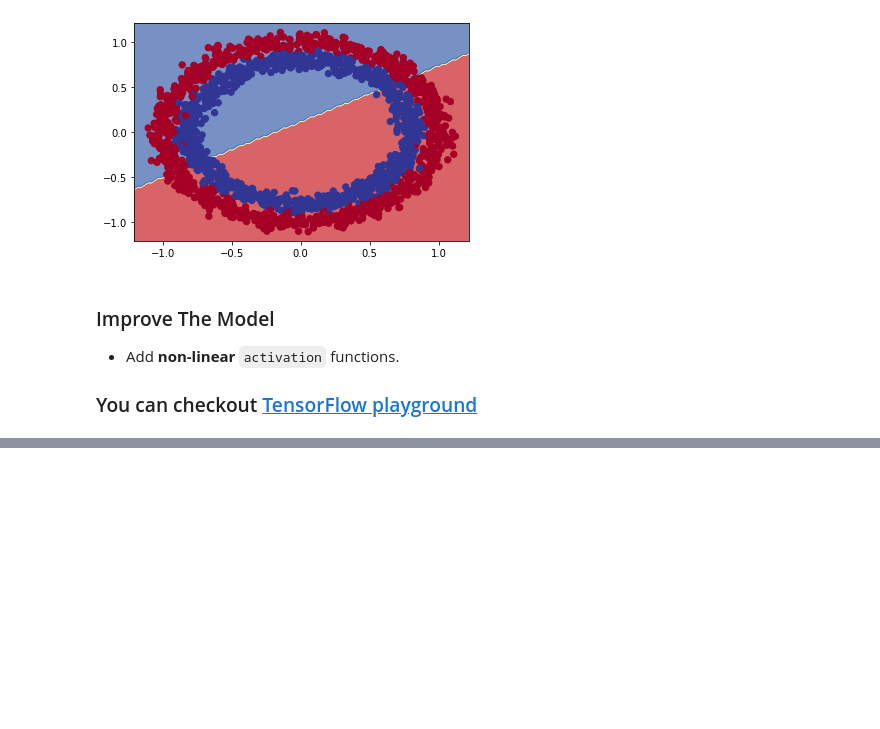
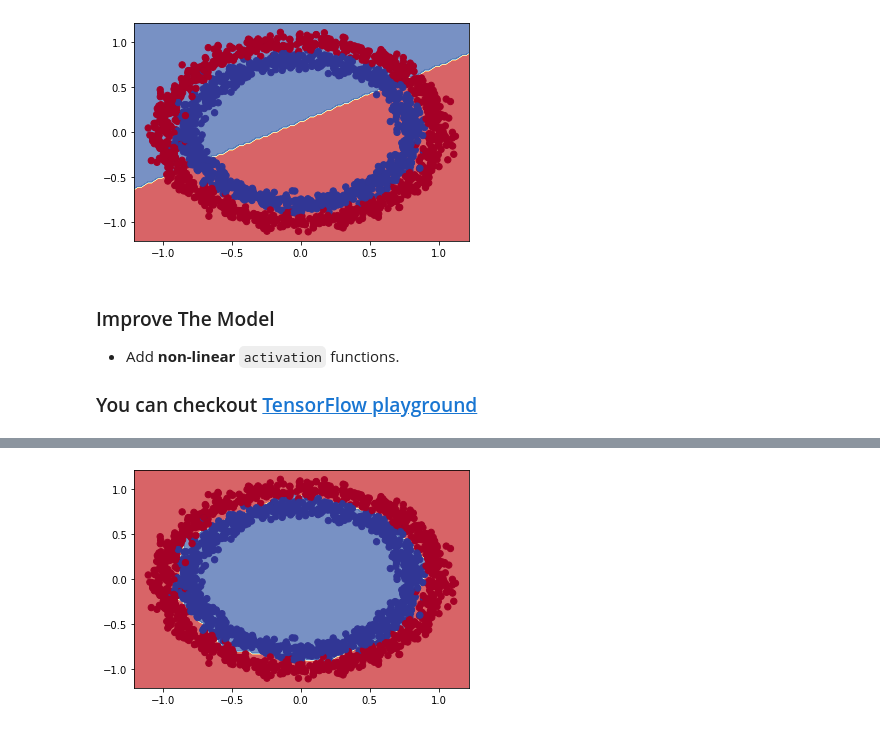
Before and after one commit to chineidu/NLP-Tutorial, a Jupyter notebook: notebook/03_tensorflow/03_classification_with_tf.ipynb, the cells around one changed output, grey strips where cells are left out. Cells and saved outputs as stored; diff of their text form; code cells hidden in the pictures; blank space fills up the shorter version.

```diff
--- a/notebook/03_tensorflow/03_classification_with_tf.ipynb
+++ b/notebook/03_tensorflow/03_classification_with_tf.ipynb
@@ -254,0 +259,6 @@ model_3.evaluate(X, y)
+# %%
+RATIO = 1_600
+X_train, y_train = X[:RATIO], y[:RATIO]
+X_val, y_val = X[RATIO:], y[RATIO:]
+
+X_train.shape, X_val.shape
@@ -254,0 +267,19 @@ model_3.evaluate(X, y)
+# %%
+# Rebuild model_3
+tf.random.set_seed(SEED)
+
+model_3 = tf.keras.Sequential([
+    tf.keras.layers.Dense(units=5, activation="ReLU",
+                          input_shape=[X_train.shape[-1]], name="input_layer"),
+    tf.keras.layers.Dense(units=5, activation="ReLU", name="hidden_layer"),
+    tf.keras.layers.Dense(units=1, activation="sigmoid",
+                          name="output_layer") # units=1 (since the output is binary)
+])
+
+# Compile
+model_3.compile(loss=tf.keras.losses.BinaryCrossentropy(),
+                optimizer=tf.keras.optimizers.Adam(),
+                metrics=["accuracy"])
+
+# Summary
+model_3.summary()
@@ -254,0 +302,3 @@ model_3.evaluate(X, y)
+# %%
+# Fit
+history_3 = model_3.fit(X_train, y_train, epochs=100)
@@ -254,0 +329,3 @@ model_3.evaluate(X, y)
+# %%
+plot_decision_boundary(model_3, X, y)
+# %% [output]
@@ -254,0 +334 @@ model_3.evaluate(X, y)
+[figure, added]
```
Also changed, not shown: parts of 10 cells of this notebook.
